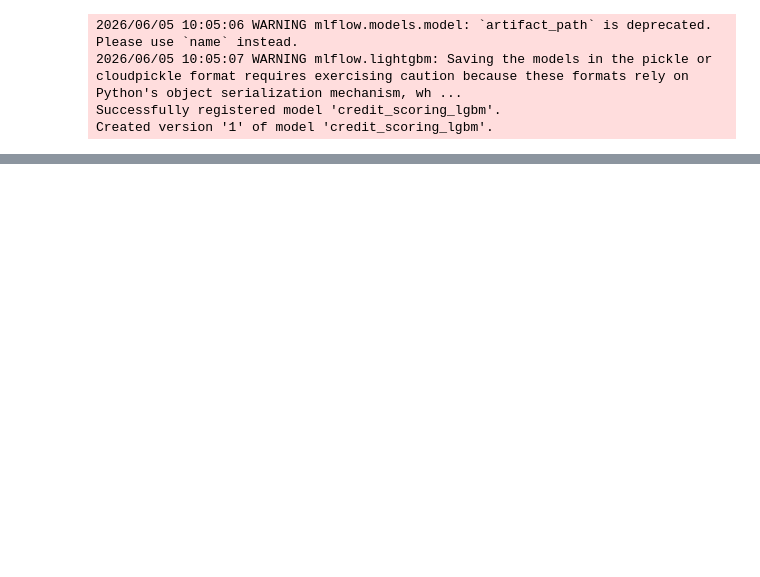
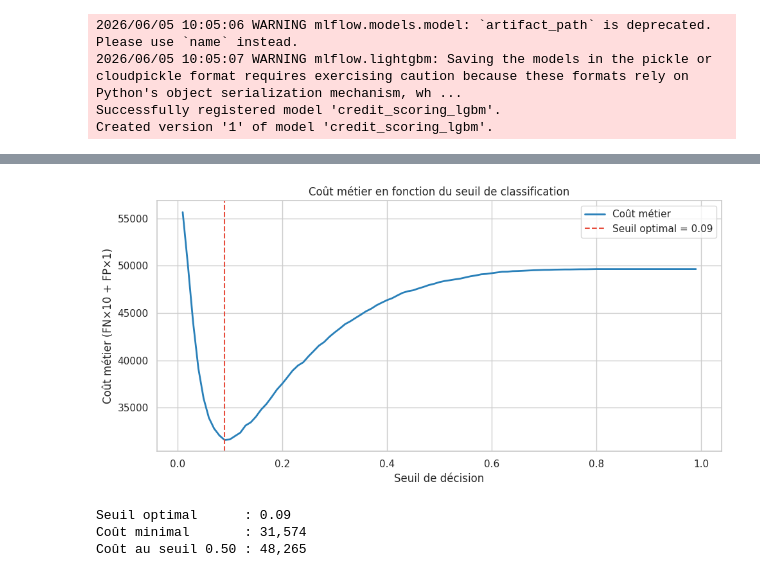
Before and after one commit to dibattista/Initiez-vous-au-MLOps, a Jupyter notebook: notebook_modelling.ipynb, the cells around one changed output, grey strips where cells are left out. Cells and saved outputs as stored; diff of their text form; code cells hidden in the pictures; blank space fills up the shorter version.

```diff
--- a/notebook_modelling.ipynb
+++ b/notebook_modelling.ipynb
@@ -210,6 +243,8 @@ import re
 from lightgbm import LGBMClassifier
 from sklearn.model_selection import StratifiedKFold, cross_val_score
 from sklearn.metrics import roc_auc_score
+from imblearn.over_sampling import SMOTE
+from imblearn.pipeline import Pipeline as ImbPipeline
 
 # LightGBM rejette les caractères spéciaux dans les noms de colonnes
 def clean_col_names(df):
@@ -217,7 +252,7 @@ def clean_col_names(df):
     df.columns = [re.sub(r"[^A-Za-z0-9_]", "_", c) for c in df.columns]
     return df
 
-X_train_lgbm = clean_col_names(X_train_sm)
+X_train_lgbm = clean_col_names(X_train)
 X_test_lgbm  = clean_col_names(X_test)
 
 mlflow.set_experiment("Model training")
@@ -225,21 +260,24 @@ mlflow.set_experiment("Model training")
 model_lgbm = LGBMClassifier(
     n_estimators=500,
     learning_rate=0.05,
-    class_weight="balanced",
     random_state=42,
     n_jobs=-1,
     verbose=-1
 )
+pipeline_lgbm = ImbPipeline([
+    ("smote", SMOTE(random_state=42)),
+    ("clf",   model_lgbm),
+])
 
 cv = StratifiedKFold(n_splits=5, shuffle=True, random_state=42)
 
 with mlflow.start_run(run_name="lgbm_baseline"):
     mlflow.log_param("n_estimators", 500)
     mlflow.log_param("learning_rate", 0.05)
-    mlflow.log_param("class_weight", "balanced")
+    mlflow.log_param("smote", True)
 
     scores = cross_val_score(
-        model_lgbm, X_train_lgbm, y_train_sm, cv=cv, scoring="roc_auc", n_jobs=-1
+        pipeline_lgbm, X_train_lgbm, y_train, cv=cv, scoring="roc_auc", n_jobs=-1
     )
     auc_roc_mean = scores.mean()
     auc_roc_std  = scores.std()
@@ -247,8 +285,8 @@ with mlflow.start_run(run_name="lgbm_baseline"):
     mlflow.log_metric("auc_roc_mean", auc_roc_mean)
     mlflow.log_metric("auc_roc_std",  auc_roc_std)
 
-    model_lgbm.fit(X_train_lgbm, y_train_sm)
-    y_proba_test = model_lgbm.predict_proba(X_test_lgbm)[:, 1]
+    pipeline_lgbm.fit(X_train_lgbm, y_train)
+    y_proba_test = pipeline_lgbm.predict_proba(X_test_lgbm)[:, 1]
     auc_roc_test = roc_auc_score(y_test, y_proba_test)
 
     mlflow.log_metric("auc_roc_test", auc_roc_test)
@@ -343,0 +440,53 @@ Created version '1' of model 'credit_scoring_lgbm'.
+# %%
+import numpy as np
+import matplotlib.pyplot as plt
+import mlflow
+
+# 1. Fonction de coût métier
+def business_cost(y_true, y_proba, threshold):
+    y_pred = (y_proba >= threshold).astype(int)
+    fn = ((y_true == 1) & (y_pred == 0)).sum()
+    fp = ((y_true == 0) & (y_pred == 1)).sum()
+    return fn * 10 + fp * 1
+
+# 2. Probabilités sur le test set
+y_proba_test = model_lgbm.predict_proba(X_test_lgbm)[:, 1]
+
+# 3. Balayage des seuils
+thresholds = np.arange(0.01, 1.00, 0.01)
+costs = [business_cost(y_test, y_proba_test, t) for t in thresholds]
+
+# 4. Seuil optimal
+optimal_idx = int(np.argmin(costs))
+optimal_threshold = thresholds[optimal_idx]
+min_cost = costs[optimal_idx]
+cost_at_05 = business_cost(y_test, y_proba_test, 0.5)
+
+# 5. Courbe coût vs seuil
+fig, ax = plt.subplots(figsize=(10, 5))
+ax.plot(thresholds, costs, color="#2980b9", linewidth=2, label="Coût métier")
+ax.axvline(optimal_threshold, color="#e74c3c", linestyle="--", linewidth=1.5,
+           label=f"Seuil optimal = {optimal_threshold:.2f}")
+ax.set_xlabel("Seuil de décision")
+ax.set_ylabel("Coût métier (FN×10 + FP×1)")
+ax.set_title("Coût métier en fonction du seuil de classification")
+ax.legend()
+plt.tight_layout()
+plt.show()
+
+# 6. Résumé
+print(f"Seuil optimal      : {optimal_threshold:.2f}")
+print(f"Coût minimal       : {min_cost:,}")
+print(f"Coût au seuil 0.50 : {cost_at_05:,}")
+
+# 7. Log MLflow
+mlflow.set_experiment("Model training")
+with mlflow.start_run(run_name="lgbm_threshold_optimization"):
+    mlflow.log_metric("optimal_threshold",    round(float(optimal_threshold), 4))
+    mlflow.log_metric("min_business_cost",    int(min_cost))
+    mlflow.log_metric("business_cost_at_05",  int(cost_at_05))
+# %% [output]
+[figure, added]
+Seuil optimal      : 0.09
+Coût minimal       : 31,574
+Coût au seuil 0.50 : 48,265
```
Also changed, not shown: parts of 18 cells of this notebook.
